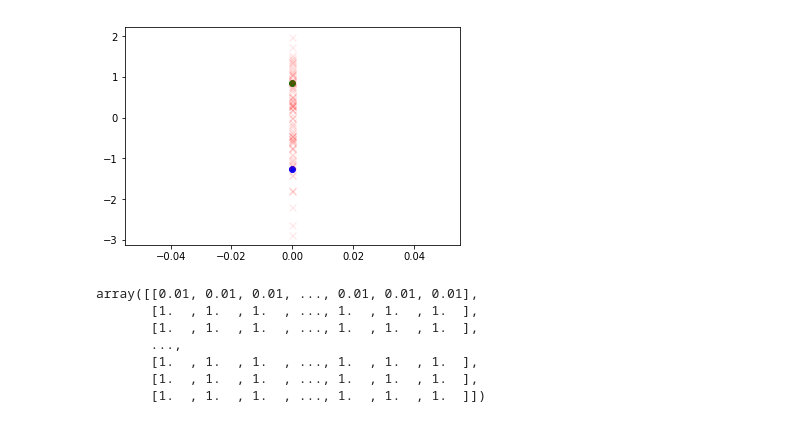
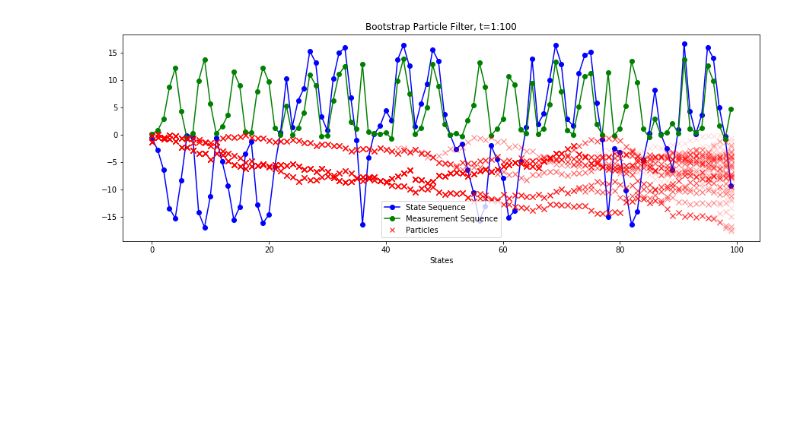
Before and after one commit to ashish-ucsb/bootstrap_particle_filter, a Jupyter notebook: Bootstrap_particle_filter.ipynb, the cells around one changed output. Saved outputs shown, nothing was run; the diff lists cells and outputs as text; code cells hidden in the pictures; blank space fills up the shorter version.

```diff
--- a/Bootstrap_particle_filter.ipynb
+++ b/Bootstrap_particle_filter.ipynb
@@ -28,25 +38,33 @@ plt.show()
-# %%
-# Initializing particles
-N = 100
-x = np.zeros((t,N))
-w = np.ones((t,N))
-x[0] = np.random.normal(0, 1, N)
-w[0] = w[0]/N
-
-plt.plot(s[0], 'bo-')
-plt.plot(y[0], 'go-')
-for i in range(N):
-    plt.plot(x[0,i], 'r', marker='x', alpha=0.1*N*w[0,i], ms=7)
-plt.show()
-# %% [output]
-[figure, removed]
-# %%
-w
-# %% [output]
-array([[0.01, 0.01, 0.01, ..., 0.01, 0.01, 0.01],
-       [1.  , 1.  , 1.  , ..., 1.  , 1.  , 1.  ],
-       [1.  , 1.  , 1.  , ..., 1.  , 1.  , 1.  ],
-       ...,
-       [1.  , 1.  , 1.  , ..., 1.  , 1.  , 1.  ],
-       [1.  , 1.  , 1.  , ..., 1.  , 1.  , 1.  ],
-       [1.  , 1.  , 1.  , ..., 1.  , 1.  , 1.  ]])
+# %%
+# Initializing particles
+N = 100
+np.random.seed(30)
+x = np.zeros((n,tau,N))
+x[:,0] = np.random.normal(0, 0.5, N)
+
+
+for j in range(n):
+    for i in range(1,tau):
+        x[j,i] = np.random.normal(x[j,i-1], 0.5, N) # Importance Sampling
+        w_tilde = norm.cdf(y[j,i-1], loc=x[j,i], scale=0.5) # Likelihood
+        w = w_tilde/np.sum(w_tilde) # Normalize
+        z = np.random.choice(np.arange(N), N, replace=True, p=w) # Resampling
+        x[j] = x[j, :, z].T # Resampling whole path not just the last step
+# %%
+plt.plot(s[0], 'bo-')
+plt.plot(y[0], 'go-')
+
+for k in range(1):
+    for j in range(tau):
+        for i in range(N):
+                plt.plot(j, x[k,j,i], 'r', marker='x', alpha=0.15, ms=7)
+
+plt.title("Bootstrap Particle Filter, t=1:{}".format(tau))
+plt.plot([],[], 'bo-', label='State Sequence')
+plt.plot([],[], 'go-', label='Measurement Sequence')
+plt.plot([],[], 'rx', label='Particles')
+plt.xlabel('States')
+plt.legend(loc='best')
+plt.show()
+# %% [output]
+[figure, added]
```
Also changed, not shown: parts of 4 cells of this notebook.
